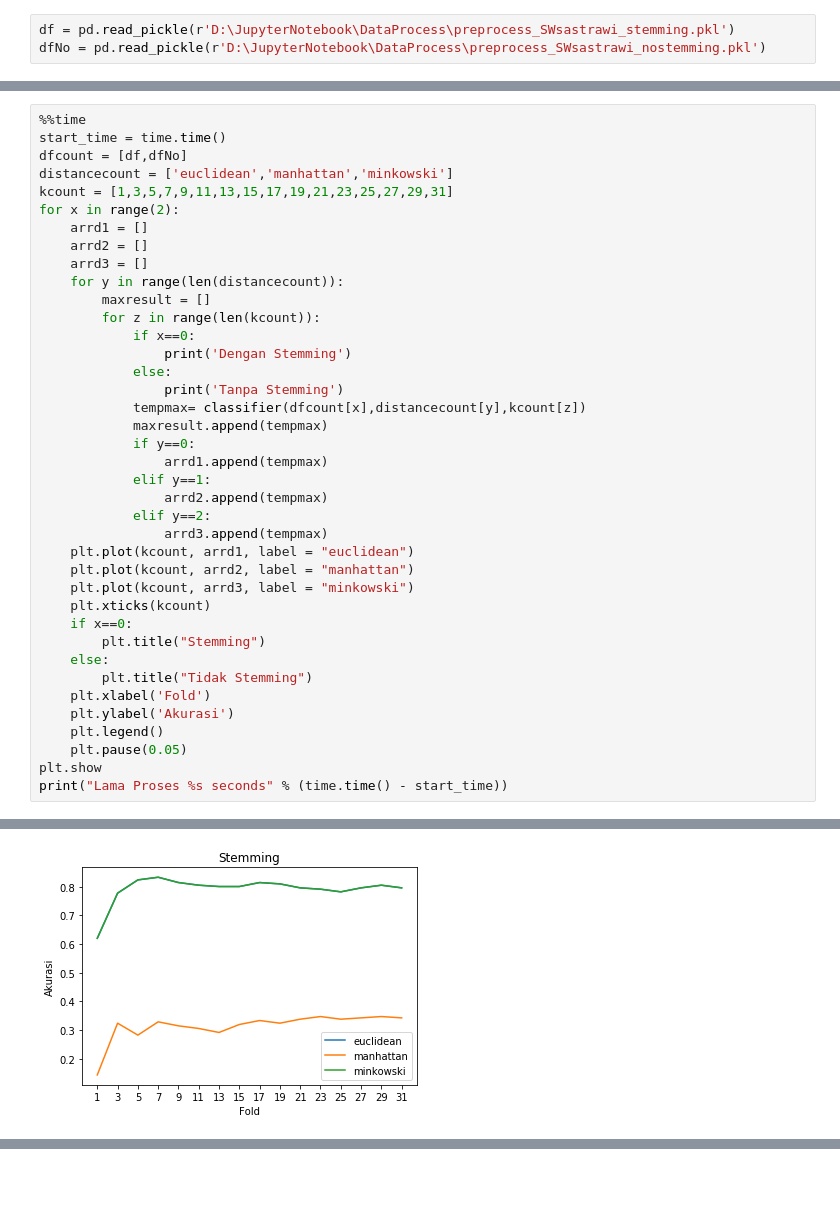
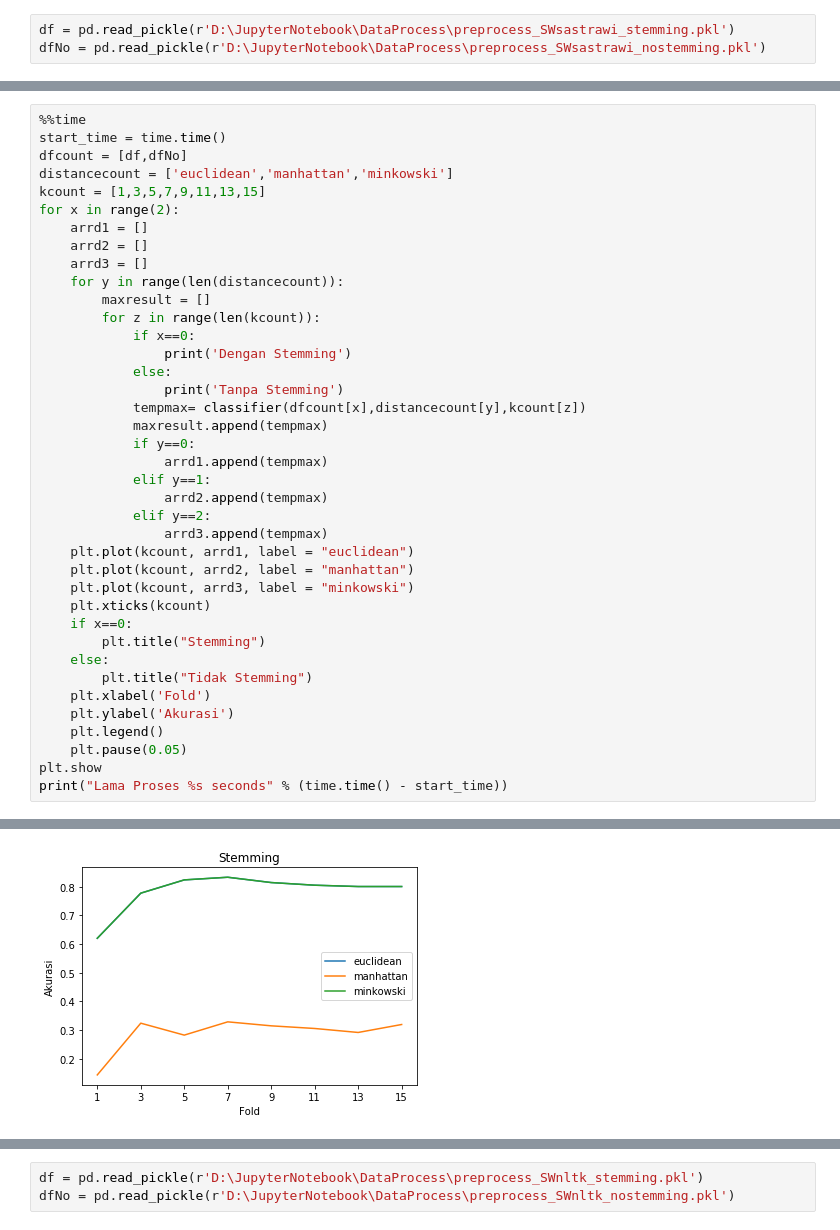
Before and after one commit to rickylukman/latihanakhir, a Jupyter notebook: Classification_TA.ipynb, the cells around one changed output, grey strips where cells are left out. Cells and saved outputs as stored; diff of their text form; blank space fills up the shorter version.

```diff
--- a/Classification_TA.ipynb
+++ b/Classification_TA.ipynb
@@ -82,7 +93,7 @@ def classifier(df,distance_name,k_neighbor):
 start_time = time.time()
 dfcount = [df,dfNo]
 distancecount = ['euclidean','manhattan','minkowski']
-kcount = [1,3,5,7,9,11,13,15,17,19,21,23,25,27,29,31]
+kcount = [1,3,5,7,9,11,13,15]
 for x in range(2):
     arrd1 = []
     arrd2 = []
@@ -136,5 +147,5 @@ Akurasi terbaik adalah 0.7962962962962963 pada fold ke- 7
 ------------------------------------
-[figure, old version]
+[figure, new version]
 Tanpa Stemming
 Nama distance= euclidean
 Jumlah K tetangga= 1
@@ -157,0 +169,3 @@ Wall time: 8min 34s
+# %%
+df = pd.read_pickle(r'D:\JupyterNotebook\DataProcess\preprocess_SWnltk_stemming.pkl')
+dfNo = pd.read_pickle(r'D:\JupyterNotebook\DataProcess\preprocess_SWnltk_nostemming.pkl')
```
Also changed, not shown: parts of 6 cells of this notebook, 1 other file.
